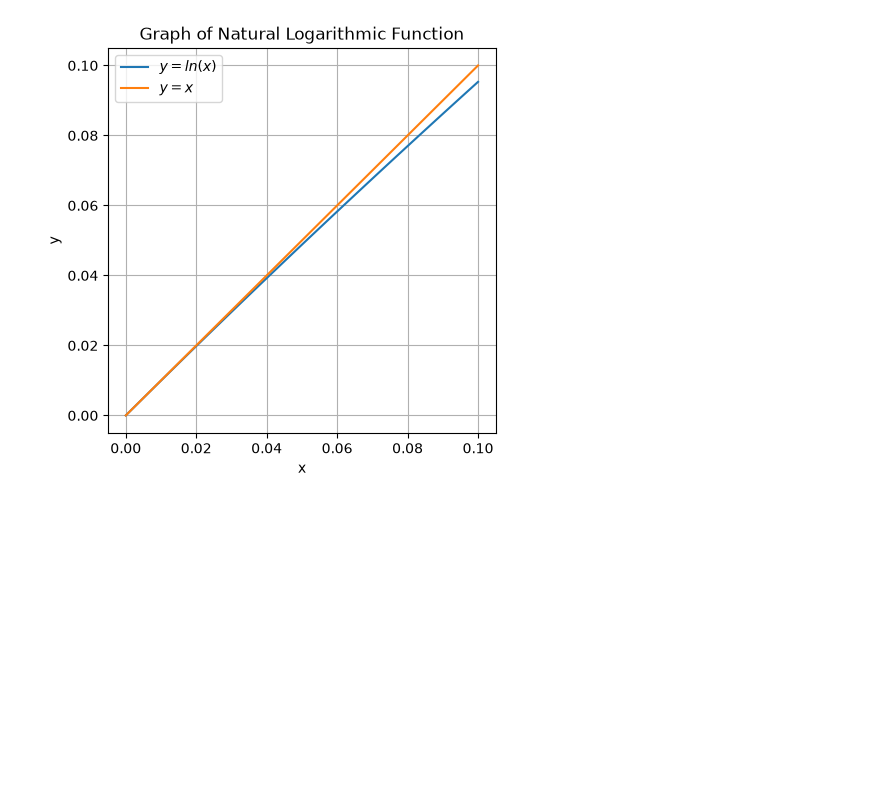
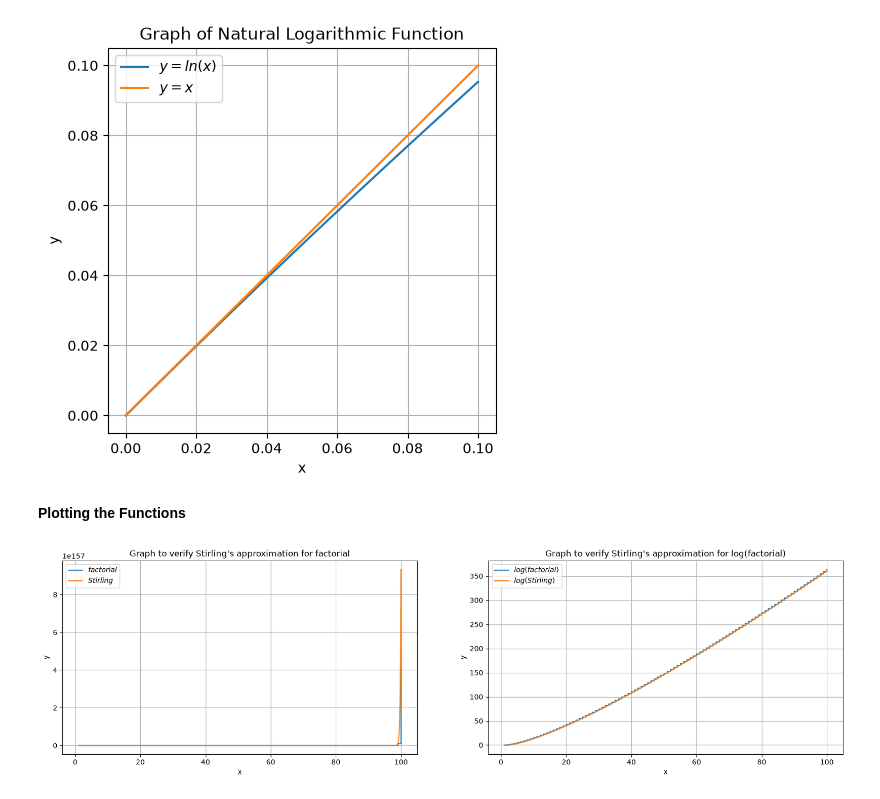
Before and after one commit to AstrobioShiva/Teaching, a Jupyter notebook: large systems.ipynb, the cells around one changed output. Drawn from its saved outputs; the diff is of its cells as text; code cells hidden in the pictures; blank space fills up the shorter version.

Commit message:
Added Sterling Approx

```diff
--- a/large systems.ipynb
+++ b/large systems.ipynb
@@ -42,0 +39,33 @@ y2 = (x**x) * np.exp(-x) * np.sqrt(2 * np.pi * x)
+# %%
+N = 100
+x = np.linspace(1, N, N*100) #starting from 1 to avoid log(0) error
+y1 = [math.factorial(int(i)) for i in x] #factorial function
+y2 = [(i**i)*(np.exp(-i))*(np.sqrt(2*np.pi*i)) for i in x] #Sterling's approximation
+
+y3 = [math.log(math.factorial(int(i))) for i in x] #log factorial function
+y4 = [i*np.log(i) - i for i in x] #log Sterling's approximation
+# %% [markdown]
+**Plotting the Functions**
+# %%
+plt.figure(figsize=(20,5), dpi=100)
+plt.subplot(1, 2, 1)
+plt.plot(x,y1, label = '$factorial$')
+plt.plot(x,y2, label = '$Stirling$')
+plt.title('Graph to verify Stirling\'s approximation for factorial')
+plt.xlabel('x')
+plt.ylabel('y')
+plt.legend()
+plt.grid()
+
+
+plt.subplot(1, 2, 2)
+plt.plot(x,y3, label = '$log(factorial)$')
+plt.plot(x,y4, label = '$log(Stirling)$')
+plt.title('Graph to verify Stirling\'s approximation for log(factorial)')
+plt.xlabel('x')
+plt.ylabel('y')
+plt.legend()
+plt.grid()
+plt.show()
+# %% [output]
+[figure, added]
```
Also changed, not shown: parts of 1 cell of this notebook.
